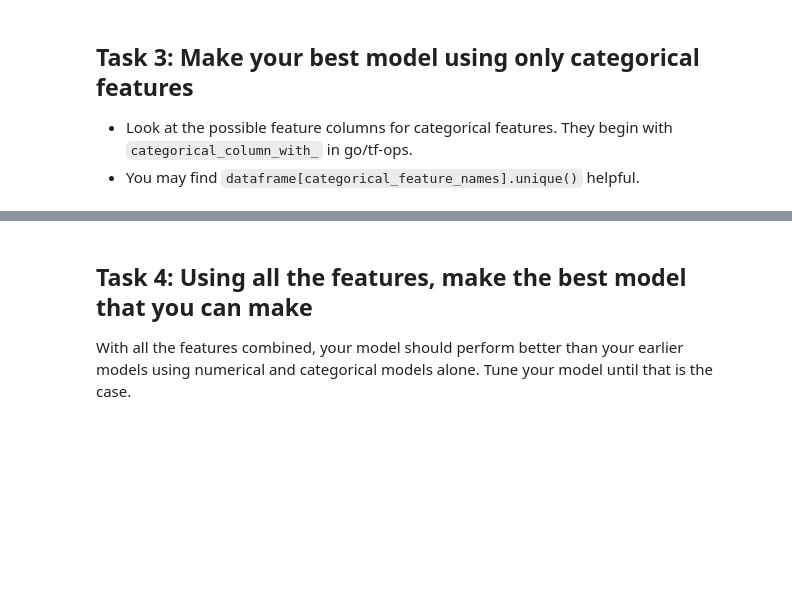
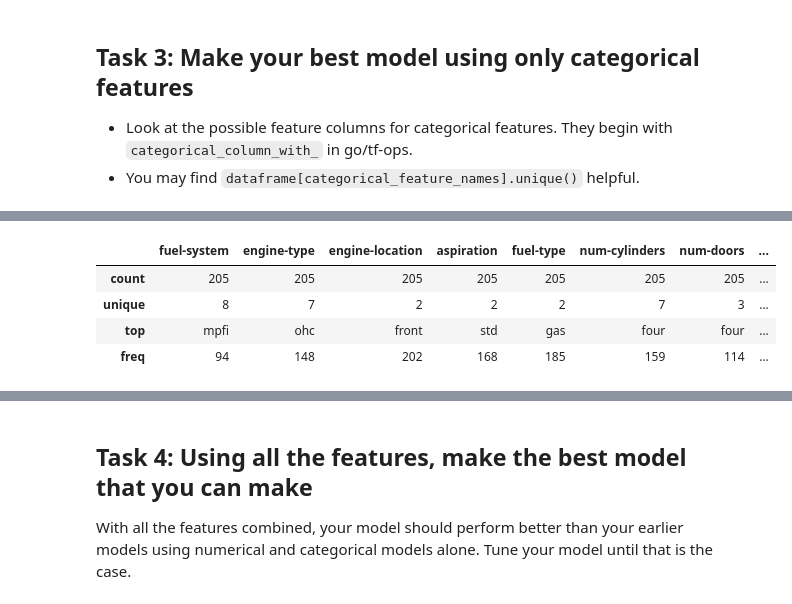
Before and after one commit to IanEdington/learn, a Jupyter notebook: machine-learning/ggl-mlcc/intro_to_modeling.ipynb, the cells around one changed output, grey strips where cells are left out. Drawn from its saved outputs; the diff is of its cells as text; code cells hidden in the pictures; blank space fills up the shorter version.

```diff
--- a/machine-learning/ggl-mlcc/intro_to_modeling.ipynb
+++ b/machine-learning/ggl-mlcc/intro_to_modeling.ipynb
@@ -2040,0 +2058,9 @@ NanLossDuringTrainingError: NaN loss during training.
+# %%
+# how many of each value are there?
+car_data[categorical_feature_names].describe()
+# %% [output]
+|  | fuel-system | engine-type | engine-location | aspiration | fuel-type | num-cylinders | num-doors | ... |
+| count | 205 | 205 | 205 | 205 | 205 | 205 | 205 | ... |
+| unique | 8 | 7 | 2 | 2 | 2 | 7 | 3 | ... |
+| top | mpfi | ohc | front | std | gas | four | four | ... |
+| freq | 94 | 148 | 202 | 168 | 185 | 159 | 114 | ... |
```
Also changed, not shown: parts of 34 cells of this notebook.
